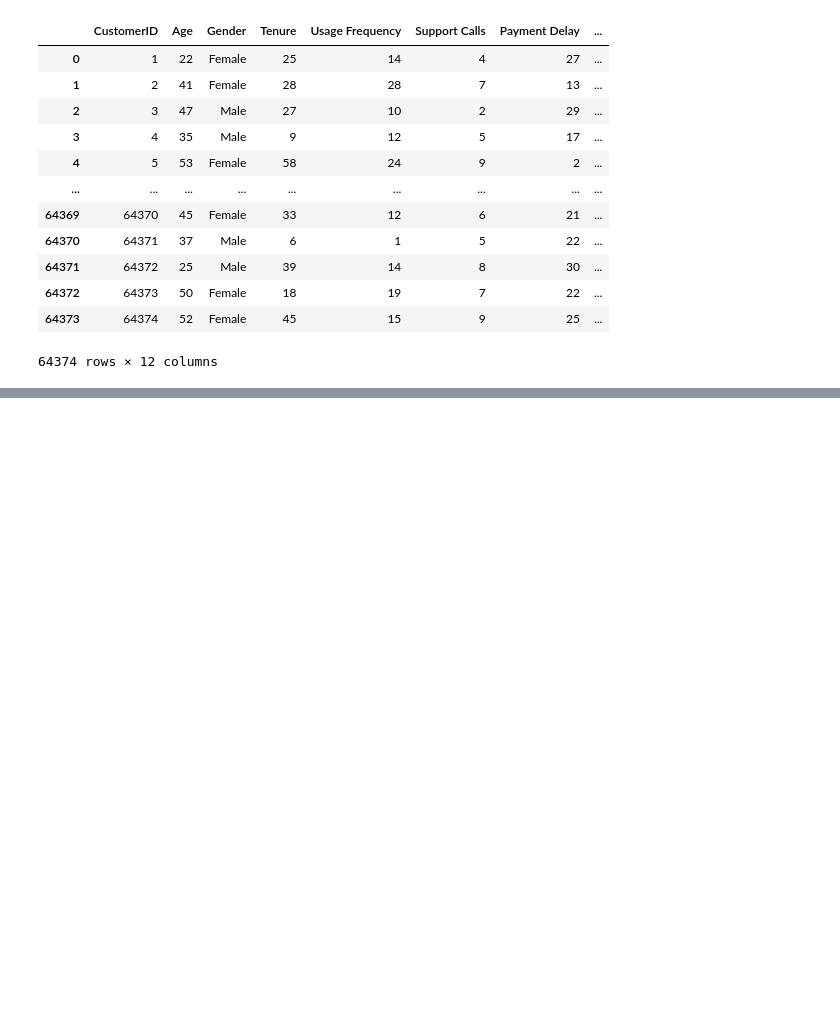
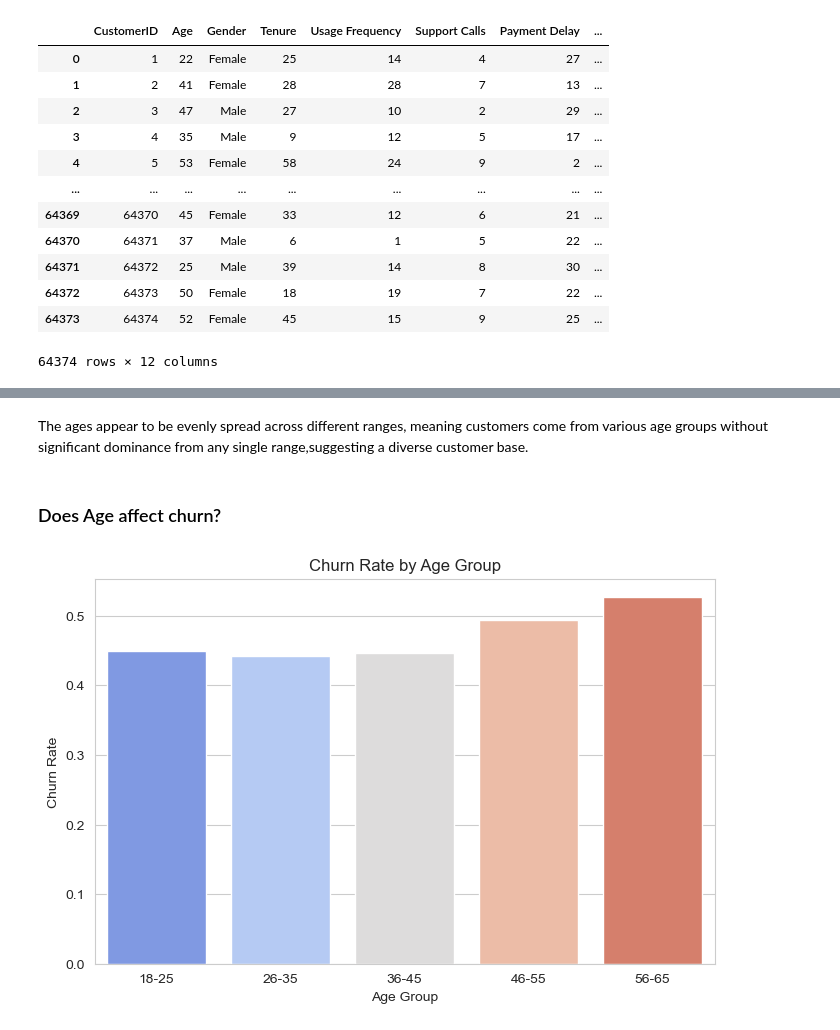
Before and after one commit to adobea-dev/Customer-churn-prediction, a Jupyter notebook: Churn_analysis.ipynb, the cells around one changed output, grey strips where cells are left out. Drawn from its saved outputs; the diff is of its cells as text; code cells hidden in the pictures; blank space fills up the shorter version.

```diff
--- a/Churn_analysis.ipynb
+++ b/Churn_analysis.ipynb
@@ -35,0 +217,22 @@ dfSummary(churn_data, is_collapsible=False)
+# %% [markdown]
+The ages appear to be evenly spread across different ranges, meaning customers come from various age groups without significant dominance from any single range,suggesting a diverse customer base.
+# %% [markdown]
+### Does Age affect churn?
+# %%
+bins = [18, 25, 35, 45, 55, 65]
+labels = ['18-25', '26-35', '36-45', '46-55', '56-65']
+
+# Create age groups
+churn_data['Age Group'] = pd.cut(churn_data['Age'], bins=bins, labels=labels)
+
+# Calculate churn rate per age group
+age_churn = churn_data.groupby('Age Group')['Churn'].mean()
+
+# Plot churn rate by age group
+plt.figure(figsize=(8, 5))
+sns.barplot(x=age_churn.index, y=age_churn.values, palette='coolwarm')
+plt.title("Churn Rate by Age Group")
+plt.ylabel("Churn Rate")
+plt.show()
+# %% [output]
+[figure, added]
```
Also changed, not shown: parts of 38 cells of this notebook, 12 other files.
